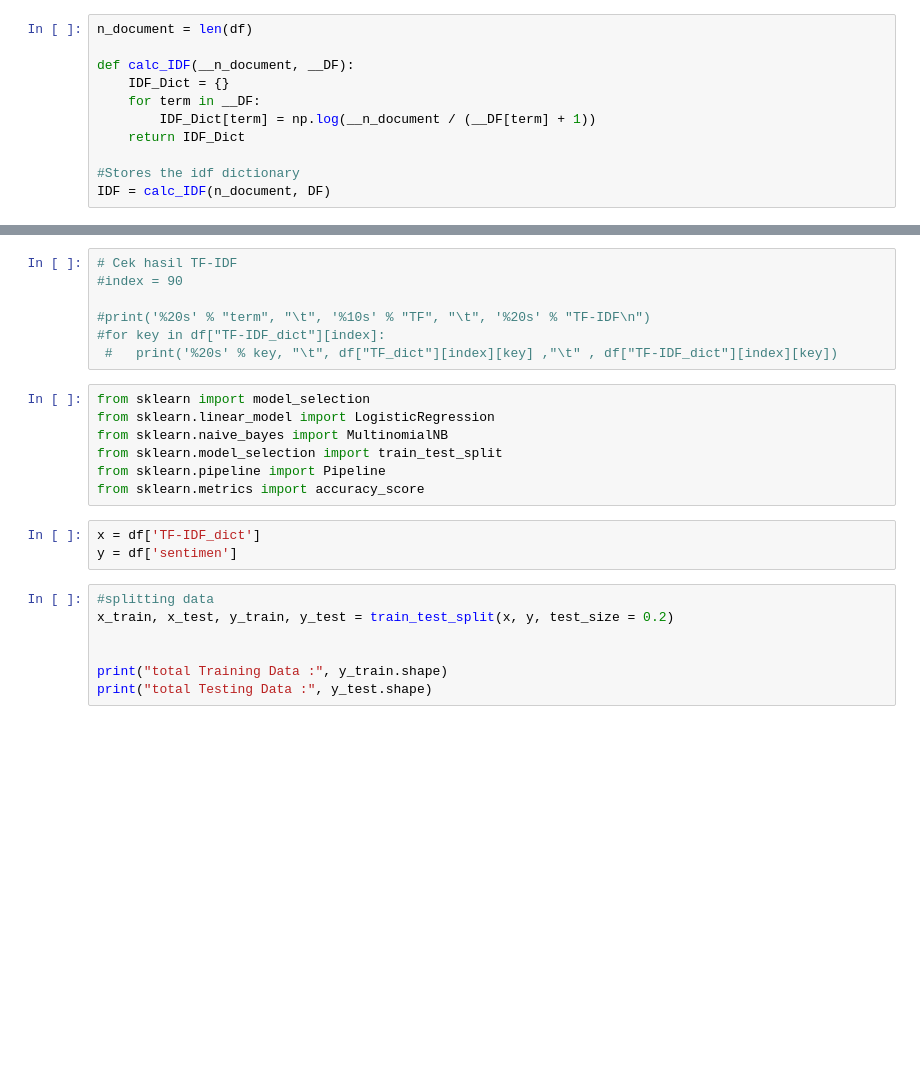
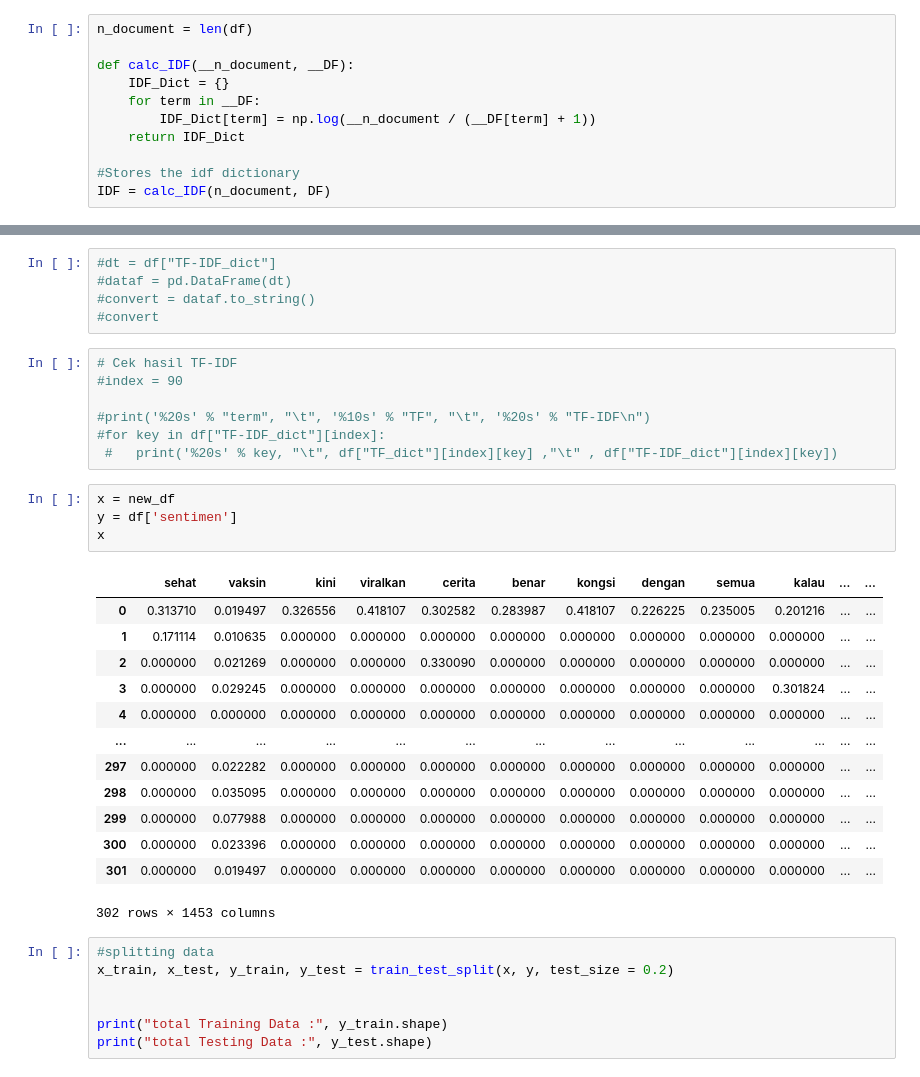
Before and after one commit to akbar-sys/Analisis-Sentiment-Twitter, a Jupyter notebook: analisis sentimen new/bismillah tfidf nbc.ipynb, the cells around one changed output, grey strips where cells are left out. Saved outputs shown, nothing was run; the diff lists cells and outputs as text; blank space fills up the shorter version.

```diff
--- a/analisis sentimen new/bismillah tfidf nbc.ipynb
+++ b/analisis sentimen new/bismillah tfidf nbc.ipynb
@@ -132,3 +220,8 @@ Name: TF-IDF_dict, dtype: object
+# %%
+#dt = df["TF-IDF_dict"]
+#dataf = pd.DataFrame(dt)
+#convert = dataf.to_string()
+#convert
 # %%
 # Cek hasil TF-IDF
 #index = 90
@@ -136,16 +229,24 @@ Name: TF-IDF_dict, dtype: object
 #print('%20s' % "term", "\t", '%10s' % "TF", "\t", '%20s' % "TF-IDF\n")
 #for key in df["TF-IDF_dict"][index]:
  #   print('%20s' % key, "\t", df["TF_dict"][index][key] ,"\t" , df["TF-IDF_dict"][index][key])
-# %%
-from sklearn import model_selection
-from sklearn.linear_model import LogisticRegression
-from sklearn.naive_bayes import MultinomialNB
-from sklearn.model_selection import train_test_split
-from sklearn.pipeline import Pipeline
-from sklearn.metrics import accuracy_score
 # %%
-x = df['TF-IDF_dict']
+x = new_df
 y = df['sentimen']
+x
+# %% [output]
+|  | sehat | vaksin | kini | viralkan | cerita | benar | kongsi | dengan | semua | kalau | ... | ... |
+| 0 | 0.313710 | 0.019497 | 0.326556 | 0.418107 | 0.302582 | 0.283987 | 0.418107 | 0.226225 | 0.235005 | 0.201216 | ... | ... |
+| 1 | 0.171114 | 0.010635 | 0.000000 | 0.000000 | 0.000000 | 0.000000 | 0.000000 | 0.000000 | 0.000000 | 0.000000 | ... | ... |
+| 2 | 0.000000 | 0.021269 | 0.000000 | 0.000000 | 0.330090 | 0.000000 | 0.000000 | 0.000000 | 0.000000 | 0.000000 | ... | ... |
+| 3 | 0.000000 | 0.029245 | 0.000000 | 0.000000 | 0.000000 | 0.000000 | 0.000000 | 0.000000 | 0.000000 | 0.301824 | ... | ... |
+| 4 | 0.000000 | 0.000000 | 0.000000 | 0.000000 | 0.000000 | 0.000000 | 0.000000 | 0.000000 | 0.000000 | 0.000000 | ... | ... |
+| ... | ... | ... | ... | ... | ... | ... | ... | ... | ... | ... | ... | ... |
+| 297 | 0.000000 | 0.022282 | 0.000000 | 0.000000 | 0.000000 | 0.000000 | 0.000000 | 0.000000 | 0.000000 | 0.000000 | ... | ... |
+| 298 | 0.000000 | 0.035095 | 0.000000 | 0.000000 | 0.000000 | 0.000000 | 0.000000 | 0.000000 | 0.000000 | 0.000000 | ... | ... |
+| 299 | 0.000000 | 0.077988 | 0.000000 | 0.000000 | 0.000000 | 0.000000 | 0.000000 | 0.000000 | 0.000000 | 0.000000 | ... | ... |
+| 300 | 0.000000 | 0.023396 | 0.000000 | 0.000000 | 0.000000 | 0.000000 | 0.000000 | 0.000000 | 0.000000 | 0.000000 | ... | ... |
+| 301 | 0.000000 | 0.019497 | 0.000000 | 0.000000 | 0.000000 | 0.000000 | 0.000000 | 0.000000 | 0.000000 | 0.000000 | ... | ... |
+302 rows × 1453 columns
 # %%
 #splitting data
 x_train, x_test, y_train, y_test = train_test_split(x, y, test_size = 0.2)
```
Also changed, not shown: parts of 21 cells of this notebook, 2 other files.
